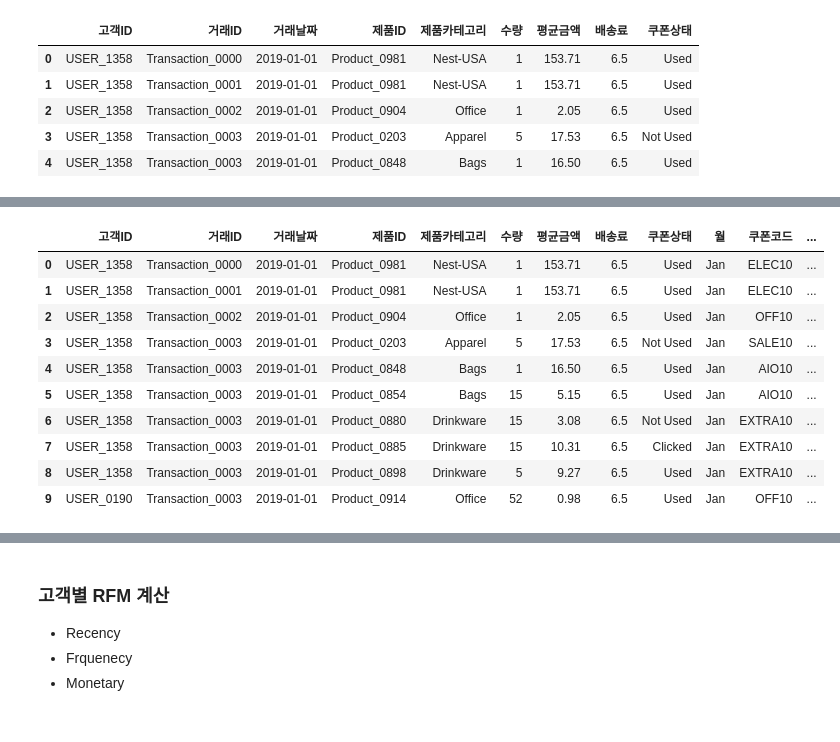
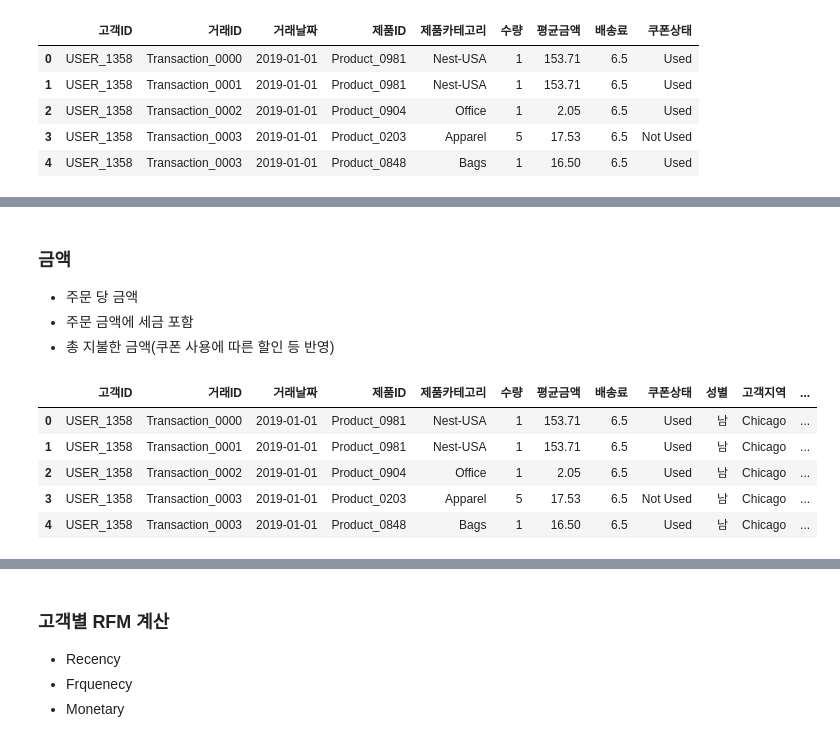
Before and after one commit to StHy47/data_analyst_study, a Jupyter notebook: RFM_분석.ipynb, the cells around one changed output, grey strips where cells are left out. Drawn from its saved outputs; the diff is of its cells as text; code cells hidden in the pictures.

```diff
--- a/RFM_분석.ipynb
+++ b/RFM_분석.ipynb
@@ -326,0 +436,4 @@ df = pd.merge(df, tax, on='제품카테고리', how='left')
+# %%
+#### 쿠폰 코드랑 할인율 0인 항목 있음 -> 세일 안한 항목으로 간주하고 0으로 채우겠음
+df['쿠폰코드'].fillna('None', inplace=True)
+df['할인율'].fillna(0, inplace=True)
@@ -327,3 +453,8 @@ df = pd.merge(df, tax, on='제품카테고리', how='left')
+# %%
+### 쿠폰 사용 여부 -> 사용에 따른 금액 / 사람들이 쿠폰에 관심 있는가 확인
+df['쿠폰상태'].unique()
+df['쿠폰사용여부'] = df['쿠폰상태'].apply(lambda x: 1 if x == 'Used' else 0)
+### 쿠폰 사용이면 1 아니면 0
 # %%
 df.head()
 # %% [output]
@@ -336,17 +467,22 @@ df.head()
-# %%
-### 회원 아이디기준 df와 customer 지역 병합
-df = pd.merge(df, customer, on='고객ID', how='left')
+# %% [markdown]
+### 금액
+- 주문 당 금액
+- 주문 금액에 세금 포함
+- 총 지불한 금액(쿠폰 사용에 따른 할인 등 반영)
+# %%
+# 전체금액 = (수량 * 평균금액)
+# 전체금액_VAT포함 = (수량 * 평균금액) * (1 + tax)
+# 지불금액 = (수량 * 평균금액) * (1 - 할인율*쿠폰사용여부 / 100) * (1 + tax)
+
+df['주문금액'] = (df['수량'] * df['평균금액'])
+df['주문금액_VAT포함'] = (df['수량'] * df['평균금액']) * (1 + df['GST'])
+df['지불금액'] = (df['수량'] * df['평균금액']) * (1 + df['GST']) * (1 - (df['할인율'] * df['쿠폰사용여부'] / 100))
 # %%
-df.head(10)
+df.head()
 # %% [output]
-|  | 고객ID | 거래ID | 거래날짜 | 제품ID | 제품카테고리 | 수량 | 평균금액 | 배송료 | 쿠폰상태 | 월 | 쿠폰코드 | ... |
-| 0 | USER_1358 | Transaction_0000 | 2019-01-01 | Product_0981 | Nest-USA | 1 | 153.71 | 6.5 | Used | Jan | ELEC10 | ... |
-| 1 | USER_1358 | Transaction_0001 | 2019-01-01 | Product_0981 | Nest-USA | 1 | 153.71 | 6.5 | Used | Jan | ELEC10 | ... |
-| 2 | USER_1358 | Transaction_0002 | 2019-01-01 | Product_0904 | Office | 1 | 2.05 | 6.5 | Used | Jan | OFF10 | ... |
-| 3 | USER_1358 | Transaction_0003 | 2019-01-01 | Product_0203 | Apparel | 5 | 17.53 | 6.5 | Not Used | Jan | SALE10 | ... |
-| 4 | USER_1358 | Transaction_0003 | 2019-01-01 | Product_0848 | Bags | 1 | 16.50 | 6.5 | Used | Jan | AIO10 | ... |
-| 5 | USER_1358 | Transaction_0003 | 2019-01-01 | Product_0854 | Bags | 15 | 5.15 | 6.5 | Used | Jan | AIO10 | ... |
-| 6 | USER_1358 | Transaction_0003 | 2019-01-01 | Product_0880 | Drinkware | 15 | 3.08 | 6.5 | Not Used | Jan | EXTRA10 | ... |
-| 7 | USER_1358 | Transaction_0003 | 2019-01-01 | Product_0885 | Drinkware | 15 | 10.31 | 6.5 | Clicked | Jan | EXTRA10 | ... |
-| 8 | USER_1358 | Transaction_0003 | 2019-01-01 | Product_0898 | Drinkware | 5 | 9.27 | 6.5 | Used | Jan | EXTRA10 | ... |
-| 9 | USER_0190 | Transaction_0003 | 2019-01-01 | Product_0914 | Office | 52 | 0.98 | 6.5 | Used | Jan | OFF10 | ... |
+|  | 고객ID | 거래ID | 거래날짜 | 제품ID | 제품카테고리 | 수량 | 평균금액 | 배송료 | 쿠폰상태 | 성별 | 고객지역 | ... |
+| 0 | USER_1358 | Transaction_0000 | 2019-01-01 | Product_0981 | Nest-USA | 1 | 153.71 | 6.5 | Used | 남 | Chicago | ... |
+| 1 | USER_1358 | Transaction_0001 | 2019-01-01 | Product_0981 | Nest-USA | 1 | 153.71 | 6.5 | Used | 남 | Chicago | ... |
+| 2 | USER_1358 | Transaction_0002 | 2019-01-01 | Product_0904 | Office | 1 | 2.05 | 6.5 | Used | 남 | Chicago | ... |
+| 3 | USER_1358 | Transaction_0003 | 2019-01-01 | Product_0203 | Apparel | 5 | 17.53 | 6.5 | Not Used | 남 | Chicago | ... |
+| 4 | USER_1358 | Transaction_0003 | 2019-01-01 | Product_0848 | Bags | 1 | 16.50 | 6.5 | Used | 남 | Chicago | ... |
```
Also changed, not shown: parts of 68 cells of this notebook.
